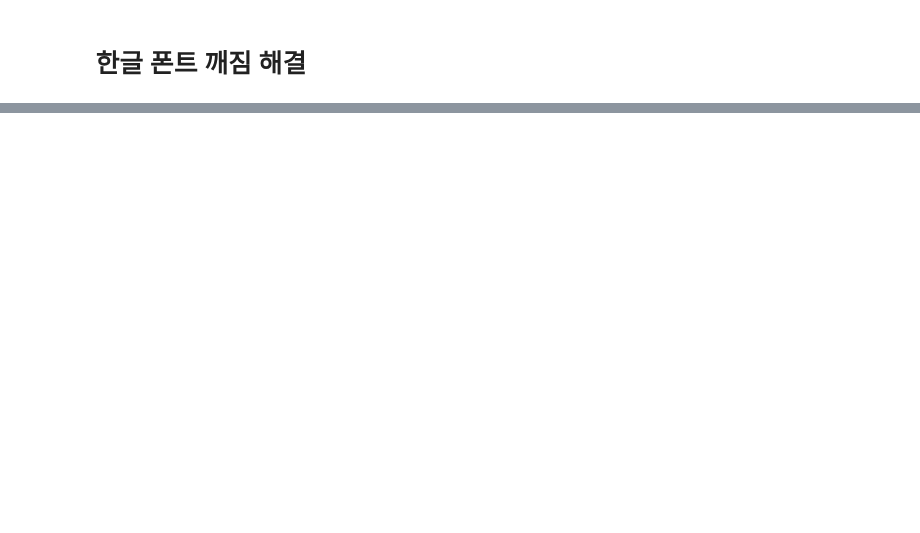
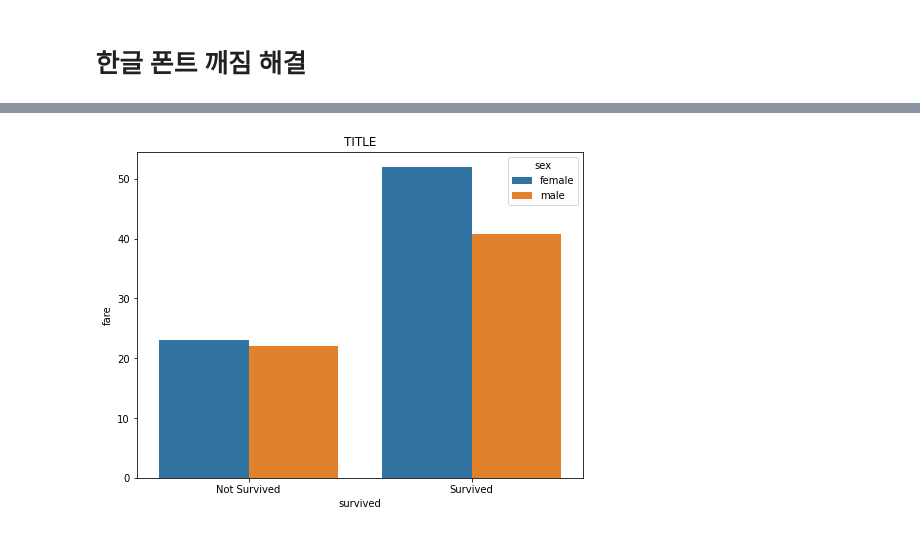
Before and after one commit to LamuneGitHub/A001_Python_Test, a Jupyter notebook: summery_plot.ipynb, the cells around one changed output, grey strips where cells are left out. Cells and saved outputs as stored; diff of their text form; code cells hidden in the pictures; blank space fills up the shorter version.

```diff
--- a/summery_plot.ipynb
+++ b/summery_plot.ipynb
@@ -39,0 +85,15 @@ plt.show()
+# %%
+temp = df.groupby(['sex', 'survived'])['fare'].mean().reset_index()
+
+
+# 시각화
+fig, ax = plt.subplots(figsize=(8, 6)) # 크기
+ax.set_title("TITLE")   # 제목
+
+sns.barplot(data=temp, x='survived', y='fare', hue='sex', ax=ax)
+
+ax.set_xticklabels(['Not Survived', 'Survived' ])    #  X축 표시 값  #(!) 그래프 그린 이후에 추가 해 주어야 함
+
+plt.show()
+# %% [output]
+[figure, added]
```
Also changed, not shown: parts of 12 cells of this notebook, 10 other files.
